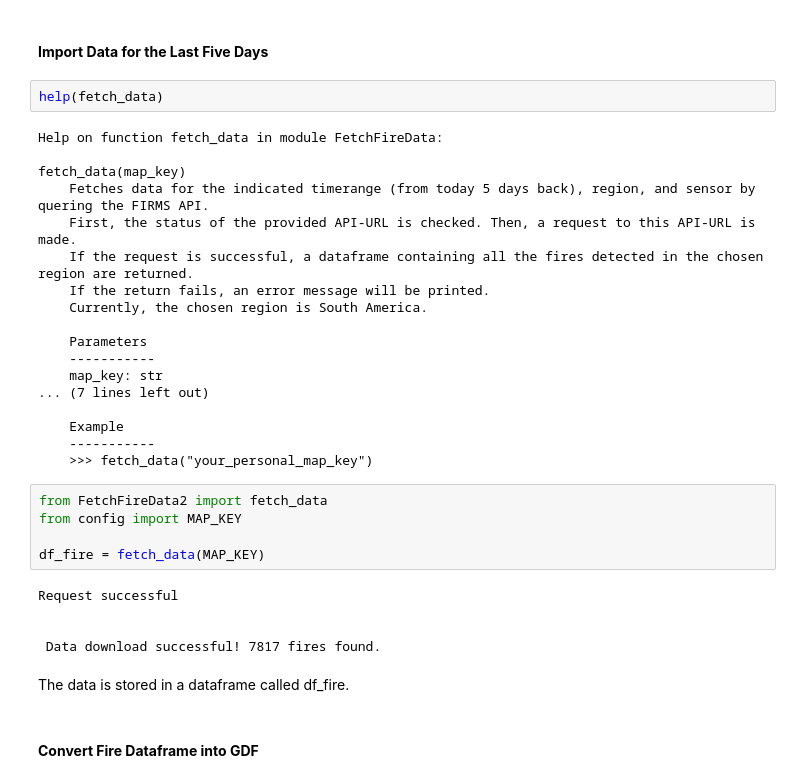
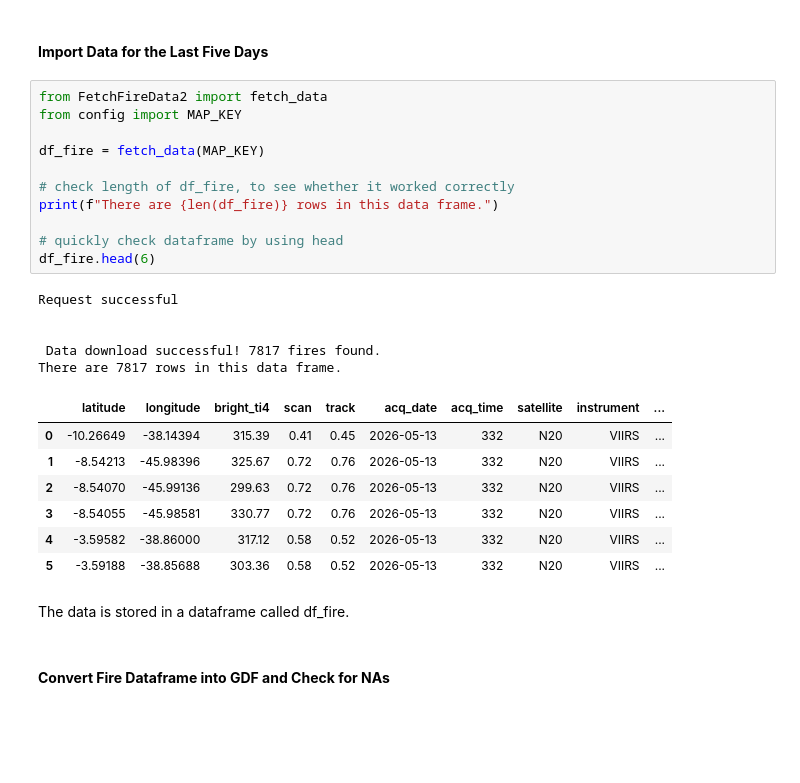
Before and after one commit to ibartholet/sds_project, a Jupyter notebook: notebooks/test1.ipynb, the cells around one changed output. Drawn from its saved outputs; the diff is of its cells as text; blank space fills up the shorter version.

```diff
--- a/notebooks/test1.ipynb
+++ b/notebooks/test1.ipynb
@@ -47,38 +55,32 @@ dtype: object
  'transaction_interval': '10 minutes'}
 # %% [markdown]
 #### **Import Data for the Last Five Days**
-# %%
-help(fetch_data)
-# %% [output]
-Help on function fetch_data in module FetchFireData:
-
-fetch_data(map_key)
-    Fetches data for the indicated timerange (from today 5 days back), region, and sensor by quering the FIRMS API.
-    First, the status of the provided API-URL is checked. Then, a request to this API-URL is made.
-    If the request is successful, a dataframe containing all the fires detected in the chosen region are returned.
-    If the return fails, an error message will be printed.
-    Currently, the chosen region is South America.
-
-    Parameters
-    -----------
-    map_key: str
-... (7 lines left out)
-
-    Example
-    -----------
-    >>> fetch_data("your_personal_map_key")
 # %%
 from FetchFireData2 import fetch_data
 from config import MAP_KEY
 
 df_fire = fetch_data(MAP_KEY)
+
+# check length of df_fire, to see whether it worked correctly
+print(f"There are {len(df_fire)} rows in this data frame.")
+
+# quickly check dataframe by using head
+df_fire.head(6)
 # %% [output]
 Request successful
 
 
  Data download successful! 7817 fires found.
+There are 7817 rows in this data frame.
+|  | latitude | longitude | bright_ti4 | scan | track | acq_date | acq_time | satellite | instrument | ... |
+| 0 | -10.26649 | -38.14394 | 315.39 | 0.41 | 0.45 | 2026-05-13 | 332 | N20 | VIIRS | ... |
+| 1 | -8.54213 | -45.98396 | 325.67 | 0.72 | 0.76 | 2026-05-13 | 332 | N20 | VIIRS | ... |
+| 2 | -8.54070 | -45.99136 | 299.63 | 0.72 | 0.76 | 2026-05-13 | 332 | N20 | VIIRS | ... |
+| 3 | -8.54055 | -45.98581 | 330.77 | 0.72 | 0.76 | 2026-05-13 | 332 | N20 | VIIRS | ... |
+| 4 | -3.59582 | -38.86000 | 317.12 | 0.58 | 0.52 | 2026-05-13 | 332 | N20 | VIIRS | ... |
+| 5 | -3.59188 | -38.85688 | 303.36 | 0.58 | 0.52 | 2026-05-13 | 332 | N20 | VIIRS | ... |
 # %% [markdown]
 The data is stored in a dataframe called df_fire.
 # %% [markdown]
-#### **Convert Fire Dataframe into GDF**
+#### **Convert Fire Dataframe into GDF and Check for NAs**
 # %%
```
Also changed, not shown: parts of 6 cells of this notebook.
